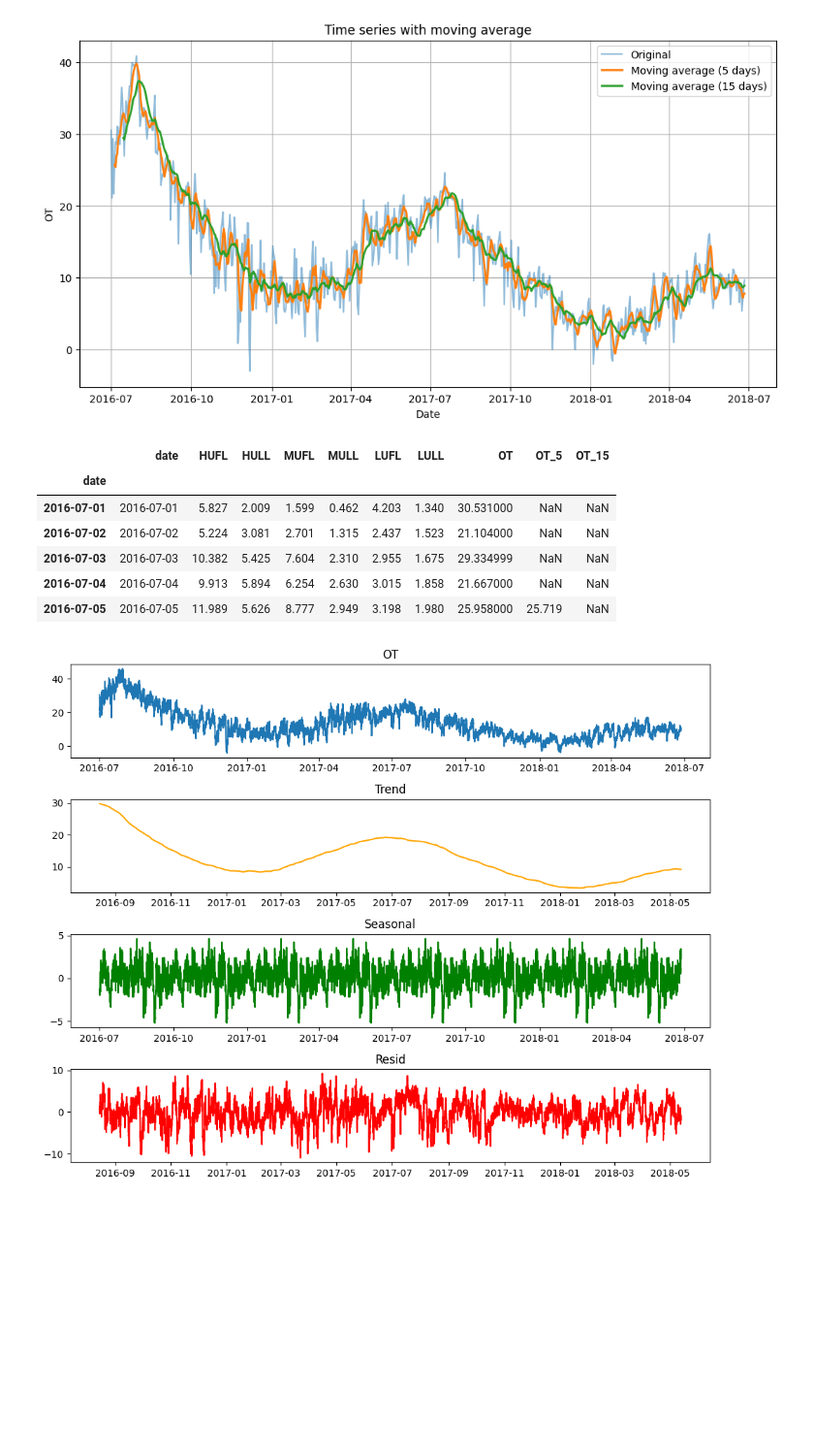
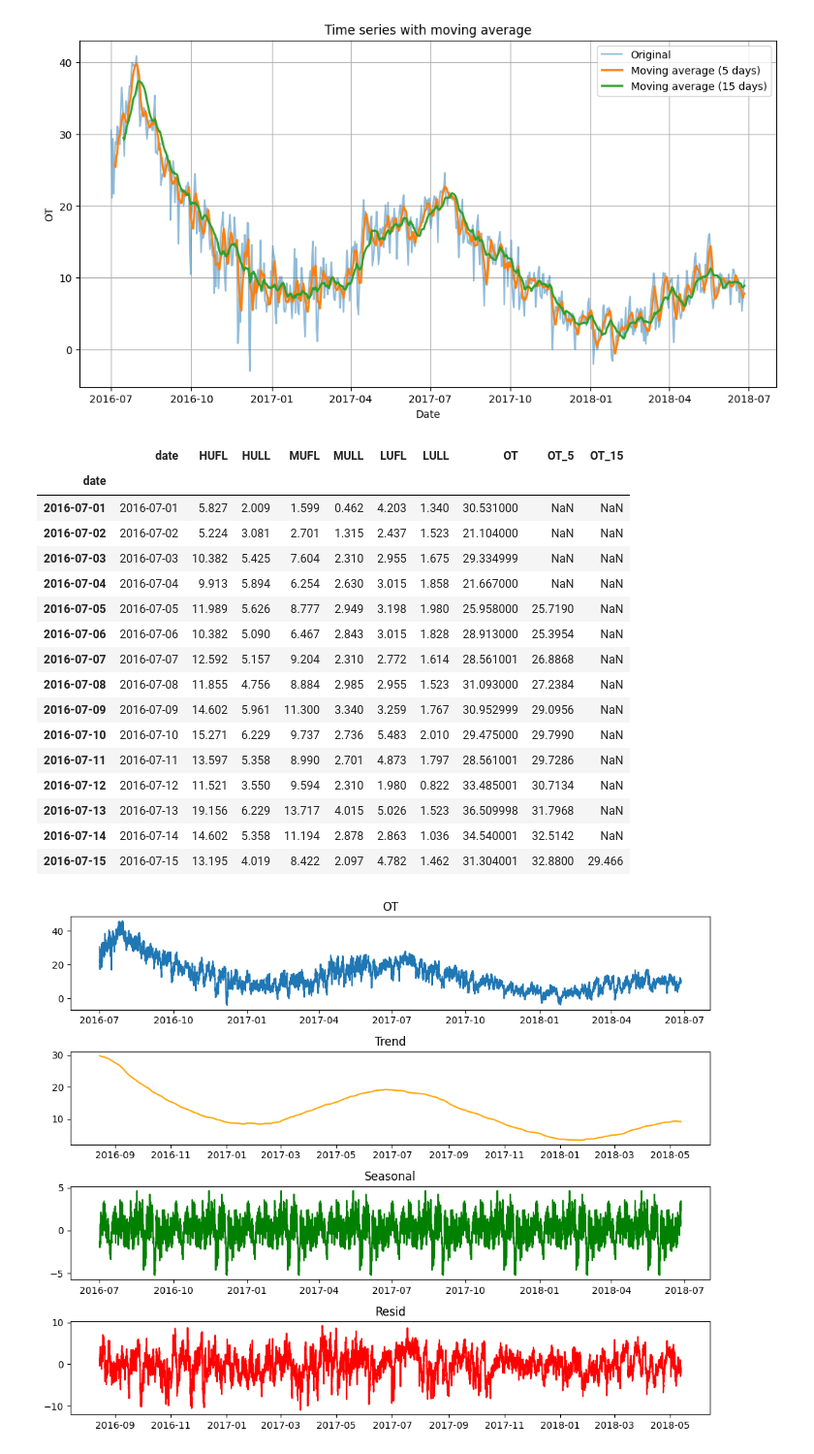
Before and after one commit to Dass-19/LTSF, a Jupyter notebook: LTSF.ipynb, the cells around one changed output. Shown at 97% size. Cells and saved outputs as stored; diff of their text form; code cells hidden in the pictures; blank space fills up the shorter version.

```diff
--- a/LTSF.ipynb
+++ b/LTSF.ipynb
@@ -101,15 +102,25 @@ plt.grid()
 # %% [output]
 [figure]
 # %%
-ETTh1_D.head()
+ETTh1_D.head(15)
 # %% [output]
 |  | date | HUFL | HULL | MUFL | MULL | LUFL | LULL | OT | OT_5 | OT_15 |
 | date |  |  |  |  |  |  |  |  |  |  |
 | 2016-07-01 | 2016-07-01 | 5.827 | 2.009 | 1.599 | 0.462 | 4.203 | 1.340 | 30.531000 | NaN | NaN |
 | 2016-07-02 | 2016-07-02 | 5.224 | 3.081 | 2.701 | 1.315 | 2.437 | 1.523 | 21.104000 | NaN | NaN |
 | 2016-07-03 | 2016-07-03 | 10.382 | 5.425 | 7.604 | 2.310 | 2.955 | 1.675 | 29.334999 | NaN | NaN |
 | 2016-07-04 | 2016-07-04 | 9.913 | 5.894 | 6.254 | 2.630 | 3.015 | 1.858 | 21.667000 | NaN | NaN |
-| 2016-07-05 | 2016-07-05 | 11.989 | 5.626 | 8.777 | 2.949 | 3.198 | 1.980 | 25.958000 | 25.719 | NaN |
+| 2016-07-05 | 2016-07-05 | 11.989 | 5.626 | 8.777 | 2.949 | 3.198 | 1.980 | 25.958000 | 25.7190 | NaN |
+| 2016-07-06 | 2016-07-06 | 10.382 | 5.090 | 6.467 | 2.843 | 3.015 | 1.828 | 28.913000 | 25.3954 | NaN |
+| 2016-07-07 | 2016-07-07 | 12.592 | 5.157 | 9.204 | 2.310 | 2.772 | 1.614 | 28.561001 | 26.8868 | NaN |
+| 2016-07-08 | 2016-07-08 | 11.855 | 4.756 | 8.884 | 2.985 | 2.955 | 1.523 | 31.093000 | 27.2384 | NaN |
+| 2016-07-09 | 2016-07-09 | 14.602 | 5.961 | 11.300 | 3.340 | 3.259 | 1.767 | 30.952999 | 29.0956 | NaN |
+| 2016-07-10 | 2016-07-10 | 15.271 | 6.229 | 9.737 | 2.736 | 5.483 | 2.010 | 29.475000 | 29.7990 | NaN |
+| 2016-07-11 | 2016-07-11 | 13.597 | 5.358 | 8.990 | 2.701 | 4.873 | 1.797 | 28.561001 | 29.7286 | NaN |
+| 2016-07-12 | 2016-07-12 | 11.521 | 3.550 | 9.594 | 2.310 | 1.980 | 0.822 | 33.485001 | 30.7134 | NaN |
+| 2016-07-13 | 2016-07-13 | 19.156 | 6.229 | 13.717 | 4.015 | 5.026 | 1.523 | 36.509998 | 31.7968 | NaN |
+| 2016-07-14 | 2016-07-14 | 14.602 | 5.358 | 11.194 | 2.878 | 2.863 | 1.036 | 34.540001 | 32.5142 | NaN |
+| 2016-07-15 | 2016-07-15 | 13.195 | 4.019 | 8.422 | 2.097 | 4.782 | 1.462 | 31.304001 | 32.8800 | 29.466 |
 # %%
 decomposition = seasonal_decompose(ETTh1['OT'], model='additive', period=2160)
 # %%
```
Also changed, not shown: parts of 6 cells of this notebook.
